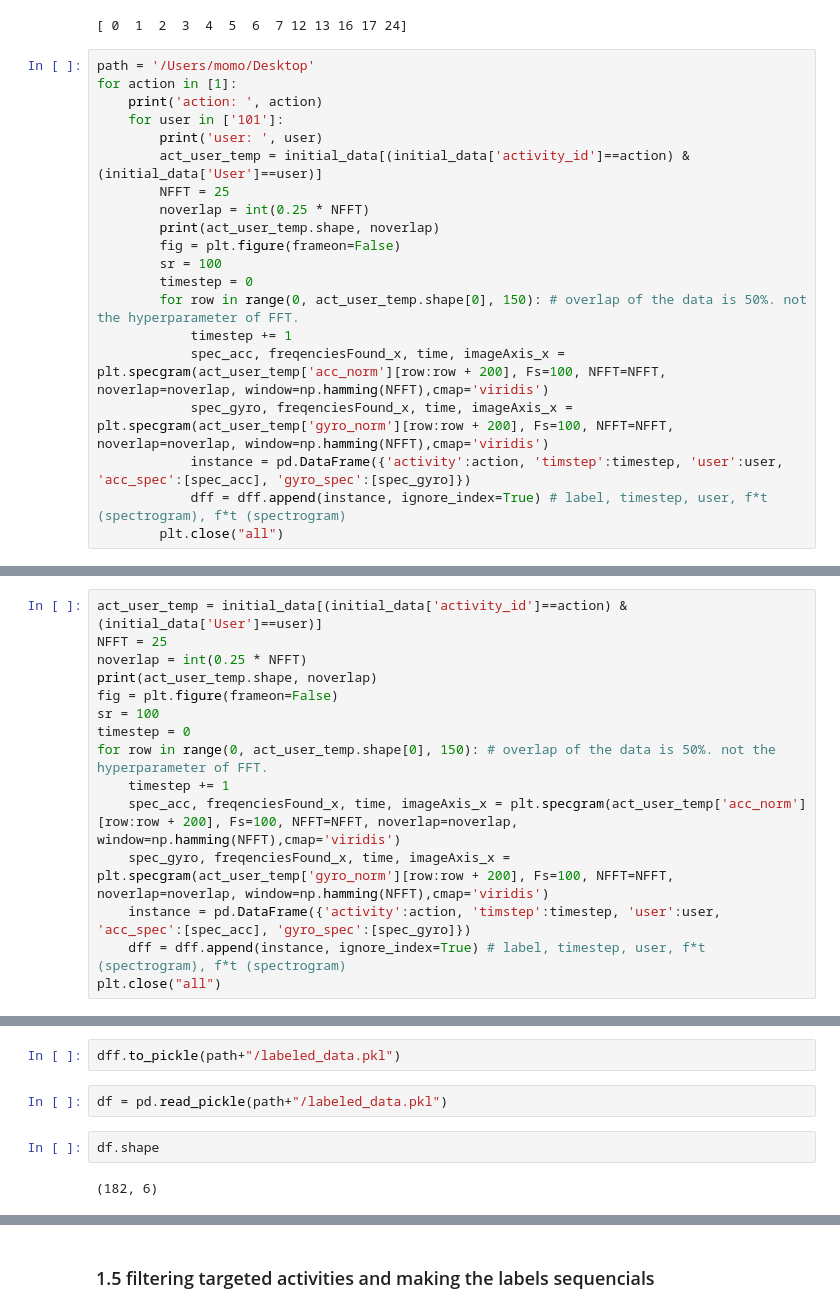
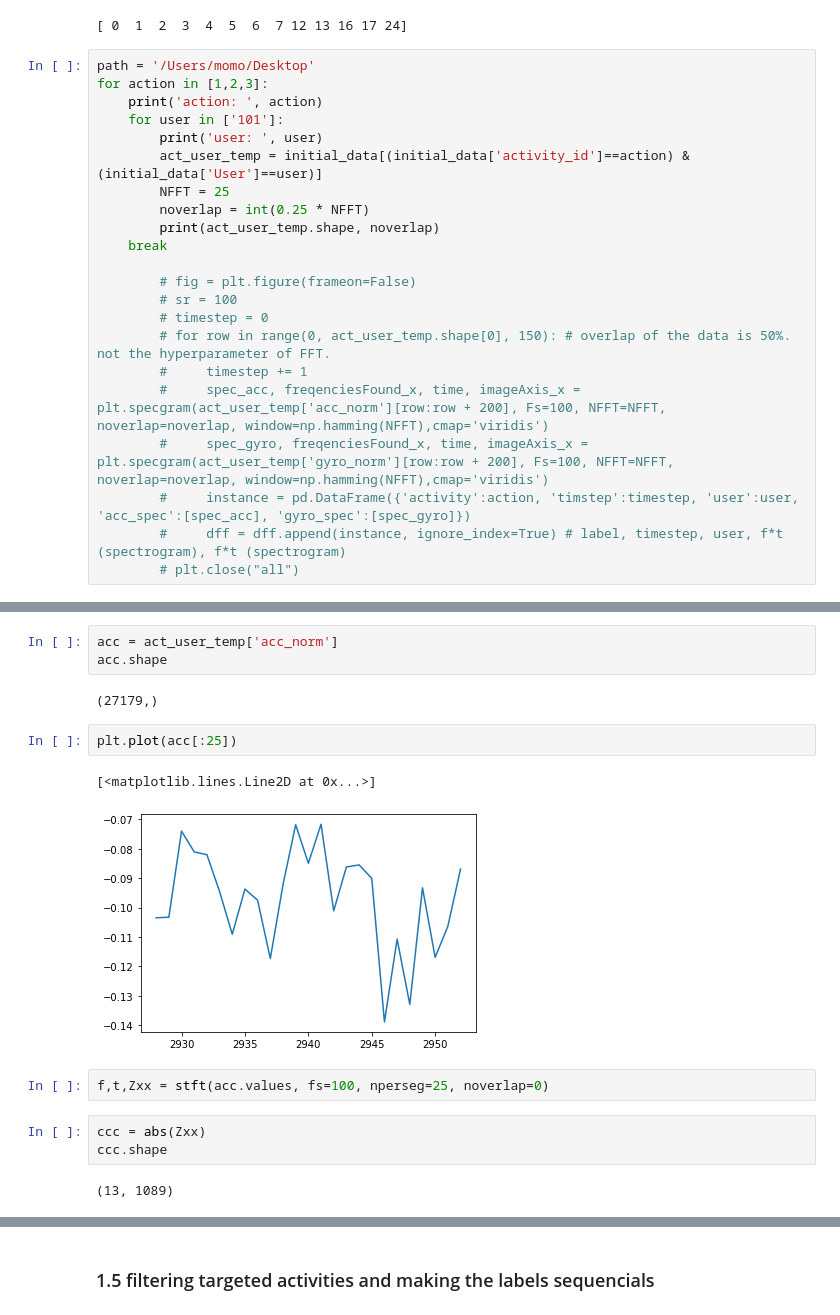
Before and after one commit to nnnnmj/AttnSense-pytorch, a Jupyter notebook: AttnSense.ipynb, the cells around one changed output, grey strips where cells are left out. Cells and saved outputs as stored; diff of their text form.

```diff
--- a/AttnSense.ipynb
+++ b/AttnSense.ipynb
@@ -189,7 +201,7 @@ print(unique_actions)
 [ 0  1  2  3  4  5  6  7 12 13 16 17 24]
 # %%
 path = '/Users/momo/Desktop'
-for action in [1]:
+for action in [1,2,3]:
     print('action: ', action)
     for user in ['101']:
         print('user: ', user)
@@ -197,13 +209,15 @@ for action in [1]:
         NFFT = 25
         noverlap = int(0.25 * NFFT)
         print(act_user_temp.shape, noverlap)
-        fig = plt.figure(frameon=False)
-        sr = 100
-        timestep = 0
-        for row in range(0, act_user_temp.shape[0], 150): # overlap of the data is 50%. not the hyperparameter of FFT.
-            timestep += 1
-            spec_acc, freqenciesFound_x, time, imageAxis_x = plt.specgram(act_user_temp['acc_norm'][row:row + 200], Fs=100, NFFT=NFFT, noverlap=noverlap, window=np.hamming(NFFT),cmap='viridis')
-            spec_gyro, freqenciesFound_x, time, imageAxis_x = plt.specgram(act_user_temp['gyro_norm'][row:row + 200], Fs=100, NFFT=NFFT, noverlap=noverlap, window=np.hamming(NFFT),cmap='viridis')
-            instance = pd.DataFrame({'activity':action, 'timstep':timestep, 'user':user, 'acc_spec':[spec_acc], 'gyro_spec':[spec_gyro]})
-            dff = dff.append(instance, ignore_index=True) # label, timestep, user, f*t (spectrogram), f*t (spectrogram)
-        plt.close("all")
+    break
+
+        # fig = plt.figure(frameon=False)
+        # sr = 100
+        # timestep = 0
+        # for row in range(0, act_user_temp.shape[0], 150): # overlap of the data is 50%. not the hyperparameter of FFT.
+        #     timestep += 1
+        #     spec_acc, freqenciesFound_x, time, imageAxis_x = plt.specgram(act_user_temp['acc_norm'][row:row + 200], Fs=100, NFFT=NFFT, noverlap=noverlap, window=np.hamming(NFFT),cmap='viridis')
+        #     spec_gyro, freqenciesFound_x, time, imageAxis_x = plt.specgram(act_user_temp['gyro_norm'][row:row + 200], Fs=100, NFFT=NFFT, noverlap=noverlap, window=np.hamming(NFFT),cmap='viridis')
+        #     instance = pd.DataFrame({'activity':action, 'timstep':timestep, 'user':user, 'acc_spec':[spec_acc], 'gyro_spec':[spec_gyro]})
+        #     dff = dff.append(instance, ignore_index=True) # label, timestep, user, f*t (spectrogram), f*t (spectrogram)
+        # plt.close("all")
@@ -214,15 +227,0 @@ act_user_temp.shape
-# %%
-act_user_temp = initial_data[(initial_data['activity_id']==action) & (initial_data['User']==user)]
-NFFT = 25
-noverlap = int(0.25 * NFFT)
-print(act_user_temp.shape, noverlap)
-fig = plt.figure(frameon=False)
-sr = 100
-timestep = 0
-for row in range(0, act_user_temp.shape[0], 150): # overlap of the data is 50%. not the hyperparameter of FFT.
-    timestep += 1
-    spec_acc, freqenciesFound_x, time, imageAxis_x = plt.specgram(act_user_temp['acc_norm'][row:row + 200], Fs=100, NFFT=NFFT, noverlap=noverlap, window=np.hamming(NFFT),cmap='viridis')
-    spec_gyro, freqenciesFound_x, time, imageAxis_x = plt.specgram(act_user_temp['gyro_norm'][row:row + 200], Fs=100, NFFT=NFFT, noverlap=noverlap, window=np.hamming(NFFT),cmap='viridis')
-    instance = pd.DataFrame({'activity':action, 'timstep':timestep, 'user':user, 'acc_spec':[spec_acc], 'gyro_spec':[spec_gyro]})
-    dff = dff.append(instance, ignore_index=True) # label, timestep, user, f*t (spectrogram), f*t (spectrogram)
-plt.close("all")
@@ -261,8 +228,17 @@ plt.imshow(spectrogram[:,:3])
-# %%
-dff.to_pickle(path+"/labeled_data.pkl")
-# %%
-df = pd.read_pickle(path+"/labeled_data.pkl")
-# %%
-df.shape
-# %% [output]
-(182, 6)
+# %%
+acc = act_user_temp['acc_norm']
+acc.shape
+# %% [output]
+(27179,)
+# %%
+plt.plot(acc[:25])
+# %% [output]
+[<matplotlib.lines.Line2D at 0x...>]
+[figure, added]
+# %%
+f,t,Zxx = stft(acc.values, fs=100, nperseg=25, noverlap=0)
+# %%
+ccc = abs(Zxx)
+ccc.shape
+# %% [output]
+(13, 1089)
```
Also changed, not shown: parts of 36 cells of this notebook, 2 other files.
